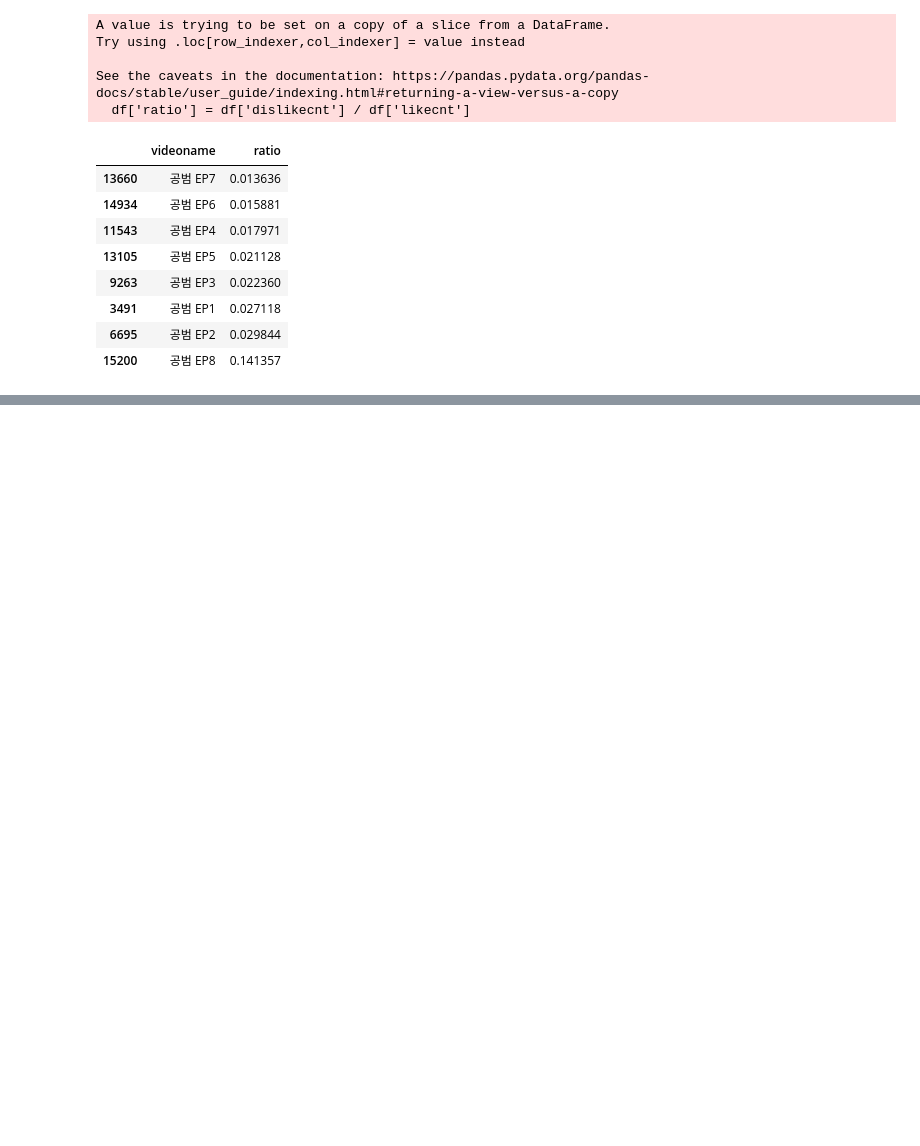
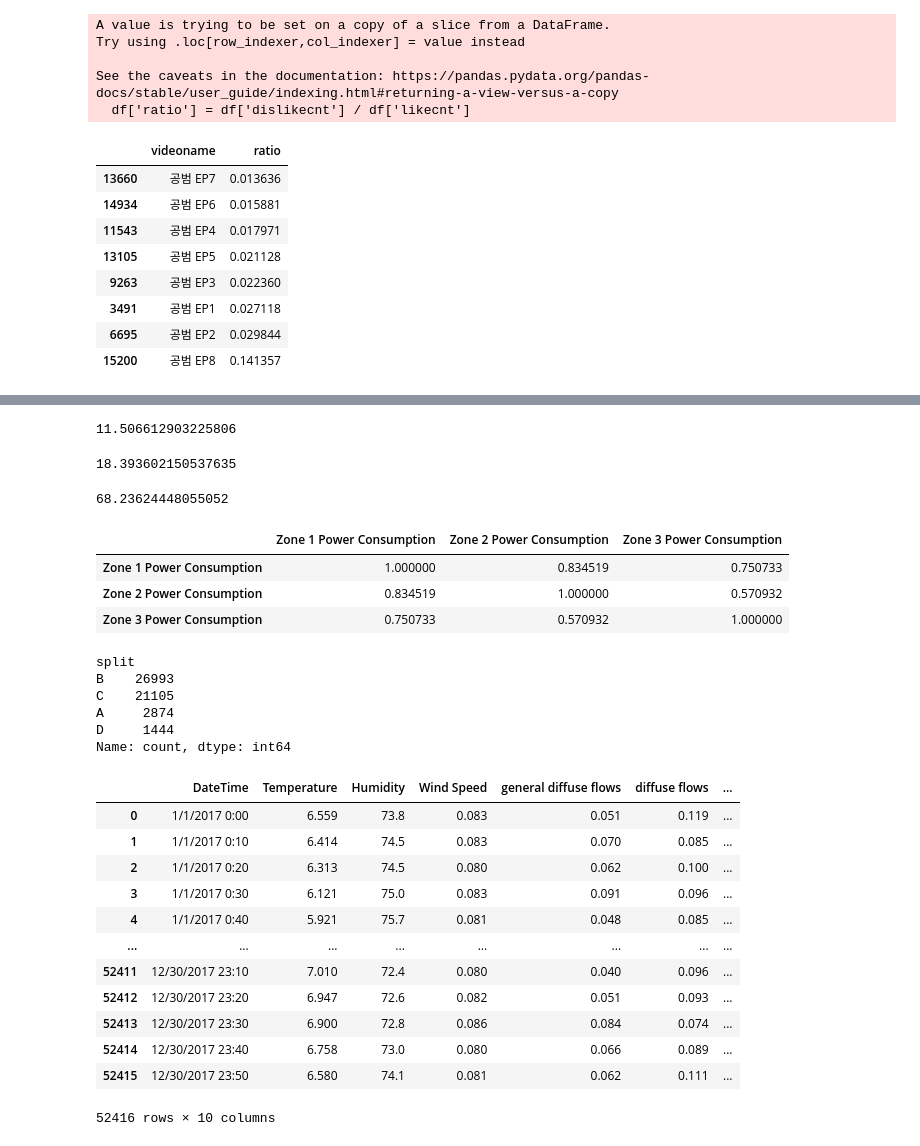
Before and after one commit to j2nhyeok/self-study, a Jupyter notebook: 빅분기 실기/데이터마님_1유형.ipynb, the cells around one changed output, grey strips where cells are left out. Drawn from its saved outputs; the diff is of its cells as text; code cells hidden in the pictures; blank space fills up the shorter version.

```diff
--- a/빅분기 실기/데이터마님_1유형.ipynb
+++ b/빅분기 실기/데이터마님_1유형.ipynb
@@ -286,0 +361,2 @@ See the caveats in the documentation: https://pandas.pydata.org/pandas-docs/stab
+# %%
+pd.set_option('display.max_row', 10)
@@ -286,0 +702,4 @@ See the caveats in the documentation: https://pandas.pydata.org/pandas-docs/stab
+# %%
+import pandas as pd
+df= pd.read_csv('https://raw.githubusercontent.com/Datamanim/datarepo/main/consum/Tetuan%20City%20power%20consumption.csv')
+df.head()
@@ -286,0 +713,3 @@ See the caveats in the documentation: https://pandas.pydata.org/pandas-docs/stab
+# %%
+df['DateTime'] = pd.to_datetime(df['DateTime'])
+df['DateTime'].dt.month.value_counts().sort_index().to_frame()
@@ -286,0 +731,64 @@ See the caveats in the documentation: https://pandas.pydata.org/pandas-docs/stab
+# %%
+# 52
+cond = df['DateTime'].dt.month == 3
+df2 = df[cond]
+df2.groupby(df2['DateTime'].dt.hour).Temperature.mean().sort_values().values[0]
+# %% [output]
+11.506612903225806
+# %%
+# 53
+df2.groupby(df2['DateTime'].dt.hour).Temperature.mean().sort_values(ascending=False).values[0]
+# %% [output]
+18.393602150537635
+# %%
+# 54
+cond = df['Zone 1 Power Consumption'] > df['Zone 2  Power Consumption']
+df2 = df[cond]
+df2.Humidity.mean()
+# %% [output]
+68.23624448055052
+# %%
+df3 = df[['Zone 1 Power Consumption', 'Zone 2  Power Consumption', 'Zone 3  Power Consumption' ]]
+df3.corr()
+# %% [output]
+|  | Zone 1 Power Consumption | Zone 2 Power Consumption | Zone 3 Power Consumption |
+| Zone 1 Power Consumption | 1.000000 | 0.834519 | 0.750733 |
+| Zone 2 Power Consumption | 0.834519 | 1.000000 | 0.570932 |
+| Zone 3 Power Consumption | 0.750733 | 0.570932 | 1.000000 |
+# %%
+def split_x(x):
+  if x < 10:
+    return 'A'
+  elif x < 20:
+    return 'B'
+  elif x < 30:
+    return 'C'
+  else :
+    return 'D'
+
+
+df['split'] = df['Temperature'].apply(split_x)
+df.split.value_counts()
+# %% [output]
+split
+B    26993
+C    21105
+A     2874
+D     1444
+Name: count, dtype: int64
+# %%
+df
+# %% [output]
+|  | DateTime | Temperature | Humidity | Wind Speed | general diffuse flows | diffuse flows | ... |
+| 0 | 1/1/2017 0:00 | 6.559 | 73.8 | 0.083 | 0.051 | 0.119 | ... |
+| 1 | 1/1/2017 0:10 | 6.414 | 74.5 | 0.083 | 0.070 | 0.085 | ... |
+| 2 | 1/1/2017 0:20 | 6.313 | 74.5 | 0.080 | 0.062 | 0.100 | ... |
+| 3 | 1/1/2017 0:30 | 6.121 | 75.0 | 0.083 | 0.091 | 0.096 | ... |
+| 4 | 1/1/2017 0:40 | 5.921 | 75.7 | 0.081 | 0.048 | 0.085 | ... |
+| ... | ... | ... | ... | ... | ... | ... | ... |
+| 52411 | 12/30/2017 23:10 | 7.010 | 72.4 | 0.080 | 0.040 | 0.096 | ... |
+| 52412 | 12/30/2017 23:20 | 6.947 | 72.6 | 0.082 | 0.051 | 0.093 | ... |
+| 52413 | 12/30/2017 23:30 | 6.900 | 72.8 | 0.086 | 0.084 | 0.074 | ... |
+| 52414 | 12/30/2017 23:40 | 6.758 | 73.0 | 0.080 | 0.066 | 0.089 | ... |
+| 52415 | 12/30/2017 23:50 | 6.580 | 74.1 | 0.081 | 0.062 | 0.111 | ... |
+52416 rows × 10 columns
```
Also changed, not shown: parts of 104 cells of this notebook.
